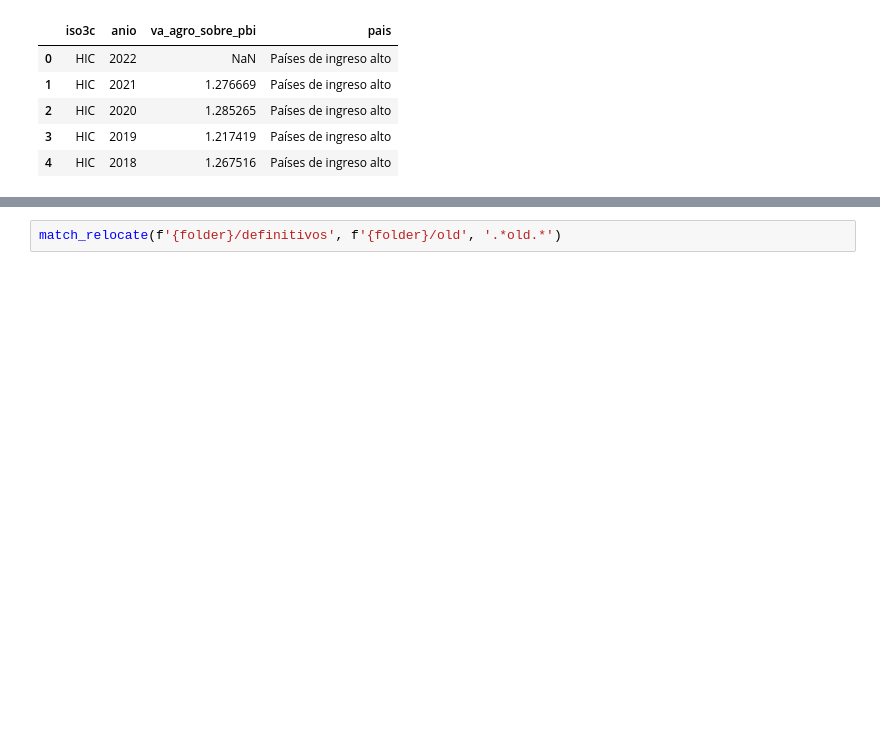
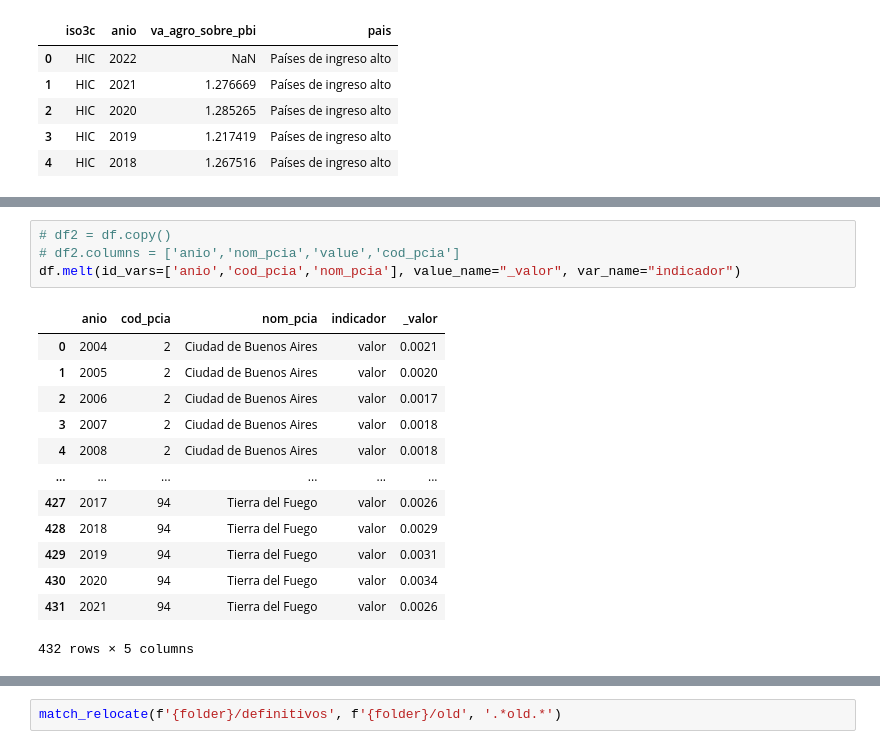
Before and after one commit to Ignacio-Ibarra/argendata-qa, a Jupyter notebook: tools/analysis.ipynb, the cells around one changed output, grey strips where cells are left out. Cells and saved outputs as stored; diff of their text form; blank space fills up the shorter version.

```diff
--- a/tools/analysis.ipynb
+++ b/tools/analysis.ipynb
@@ -402,0 +570,18 @@ iso3c anio
+# %%
+# df2 = df.copy()
+# df2.columns = ['anio','nom_pcia','value','cod_pcia']
+df.melt(id_vars=['anio','cod_pcia','nom_pcia'], value_name="_valor", var_name="indicador")
+# %% [output]
+|  | anio | cod_pcia | nom_pcia | indicador | _valor |
+| 0 | 2004 | 2 | Ciudad de Buenos Aires | valor | 0.0021 |
+| 1 | 2005 | 2 | Ciudad de Buenos Aires | valor | 0.0020 |
+| 2 | 2006 | 2 | Ciudad de Buenos Aires | valor | 0.0017 |
+| 3 | 2007 | 2 | Ciudad de Buenos Aires | valor | 0.0018 |
+| 4 | 2008 | 2 | Ciudad de Buenos Aires | valor | 0.0018 |
+| ... | ... | ... | ... | ... | ... |
+| 427 | 2017 | 94 | Tierra del Fuego | valor | 0.0026 |
+| 428 | 2018 | 94 | Tierra del Fuego | valor | 0.0029 |
+| 429 | 2019 | 94 | Tierra del Fuego | valor | 0.0031 |
+| 430 | 2020 | 94 | Tierra del Fuego | valor | 0.0034 |
+| 431 | 2021 | 94 | Tierra del Fuego | valor | 0.0026 |
+432 rows × 5 columns
```
Also changed, not shown: parts of 47 cells of this notebook.
